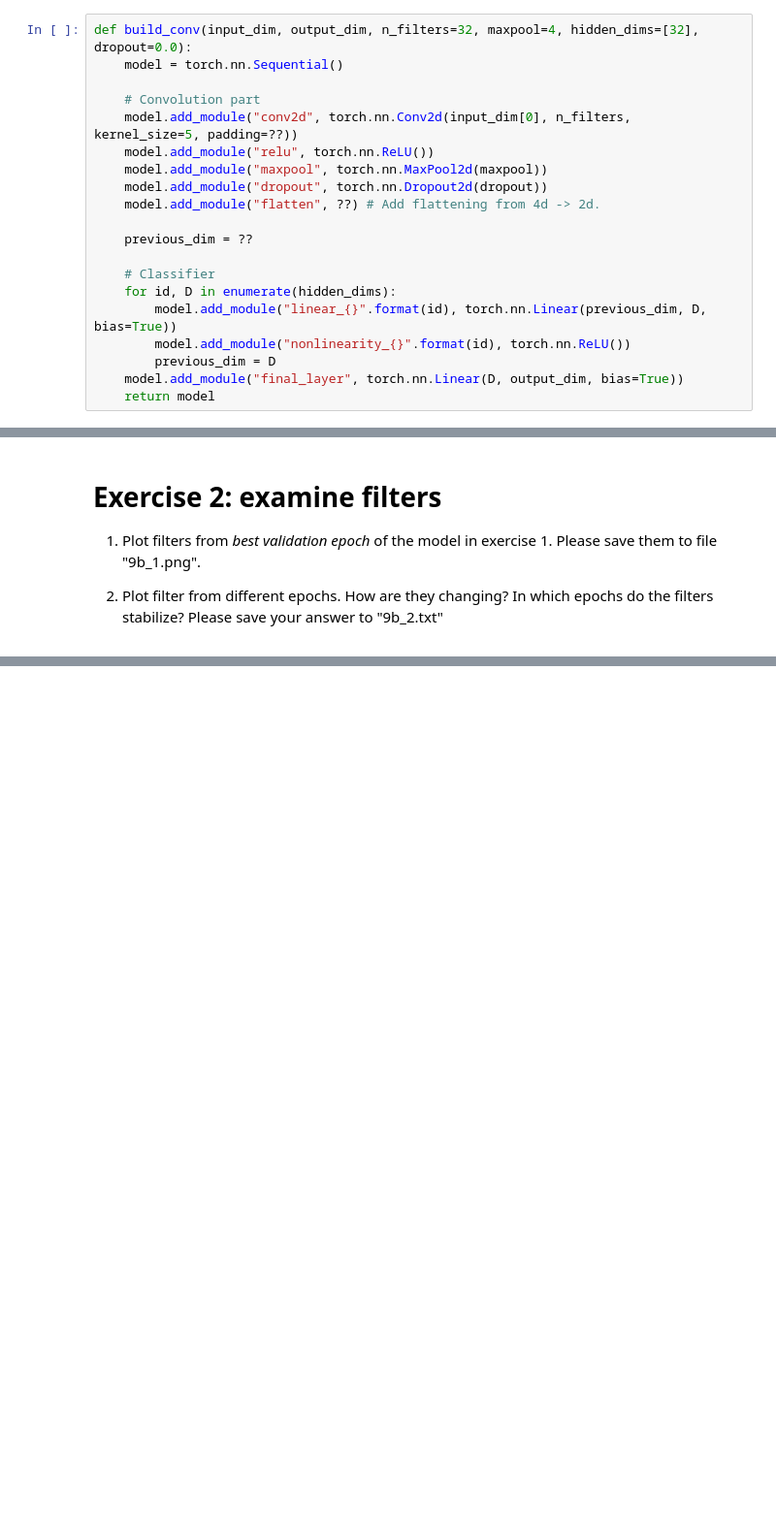
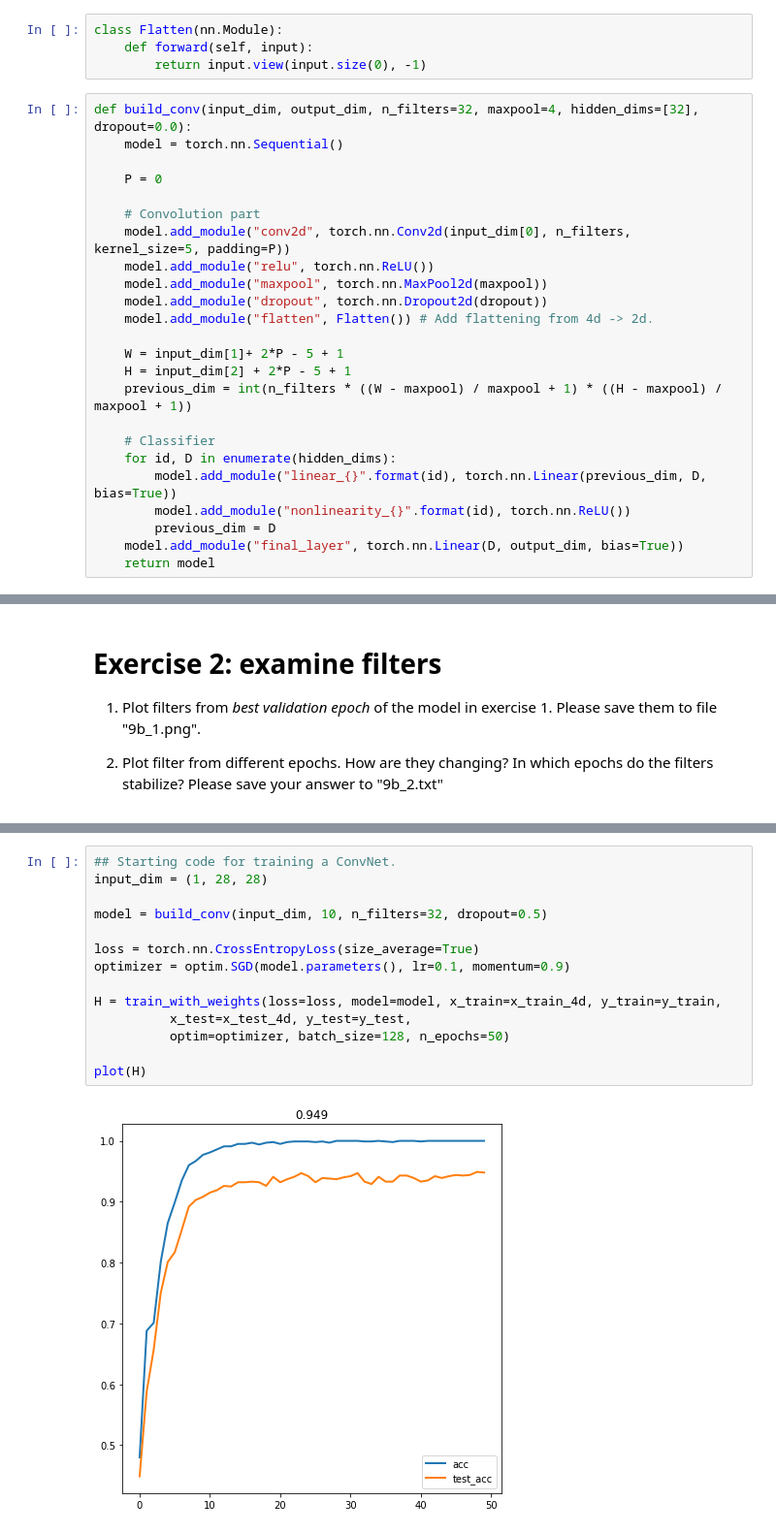
Before and after one commit to kgalias/nn2018, a Jupyter notebook: lab/9b_conv.ipynb, the cells around one changed output, grey strips where cells are left out. Shown at 97% size. Cells and saved outputs as stored; diff of their text form; blank space fills up the shorter version.

```diff
--- a/lab/9b_conv.ipynb
+++ b/lab/9b_conv.ipynb
@@ -63,18 +65,26 @@ x_test_4d = x_test.view(-1, 1, 28, 28)
 
 * Fill out blanks in the code
 * Train an MLP and a ConvNet for the supplied hyperparameters. Which one works better in terms of generalization?
+# %%
+class Flatten(nn.Module):
+    def forward(self, input):
+        return input.view(input.size(0), -1)
 # %%
 def build_conv(input_dim, output_dim, n_filters=32, maxpool=4, hidden_dims=[32], dropout=0.0):
     model = torch.nn.Sequential()
 
+    P = 0
+
     # Convolution part
-    model.add_module("conv2d", torch.nn.Conv2d(input_dim[0], n_filters, kernel_size=5, padding=??))
+    model.add_module("conv2d", torch.nn.Conv2d(input_dim[0], n_filters, kernel_size=5, padding=P))
     model.add_module("relu", torch.nn.ReLU())
     model.add_module("maxpool", torch.nn.MaxPool2d(maxpool))
     model.add_module("dropout", torch.nn.Dropout2d(dropout))
-    model.add_module("flatten", ??) # Add flattening from 4d -> 2d.
+    model.add_module("flatten", Flatten()) # Add flattening from 4d -> 2d.
 
-    previous_dim = ??
+    W = input_dim[1]+ 2*P - 5 + 1
+    H = input_dim[2] + 2*P - 5 + 1
+    previous_dim = int(n_filters * ((W - maxpool) / maxpool + 1) * ((H - maxpool) / maxpool + 1))
 
     # Classifier
     for id, D in enumerate(hidden_dims):
@@ -114 +174,17 @@ H_mlp = train(loss=loss, model=model, x_train=x_train, y_train=y_train,
+# %%
+## Starting code for training a ConvNet.
+input_dim = (1, 28, 28)
+
+model = build_conv(input_dim, 10, n_filters=32, dropout=0.5)
+
+loss = torch.nn.CrossEntropyLoss(size_average=True)
+optimizer = optim.SGD(model.parameters(), lr=0.1, momentum=0.9)
+
+H = train_with_weights(loss=loss, model=model, x_train=x_train_4d, y_train=y_train,
+          x_test=x_test_4d, y_test=y_test,
+          optim=optimizer, batch_size=128, n_epochs=50)
+
+plot(H)
+# %% [output]
+[figure, added]
 # %%
```
Also changed, not shown: parts of 18 cells of this notebook, 1 other file.
